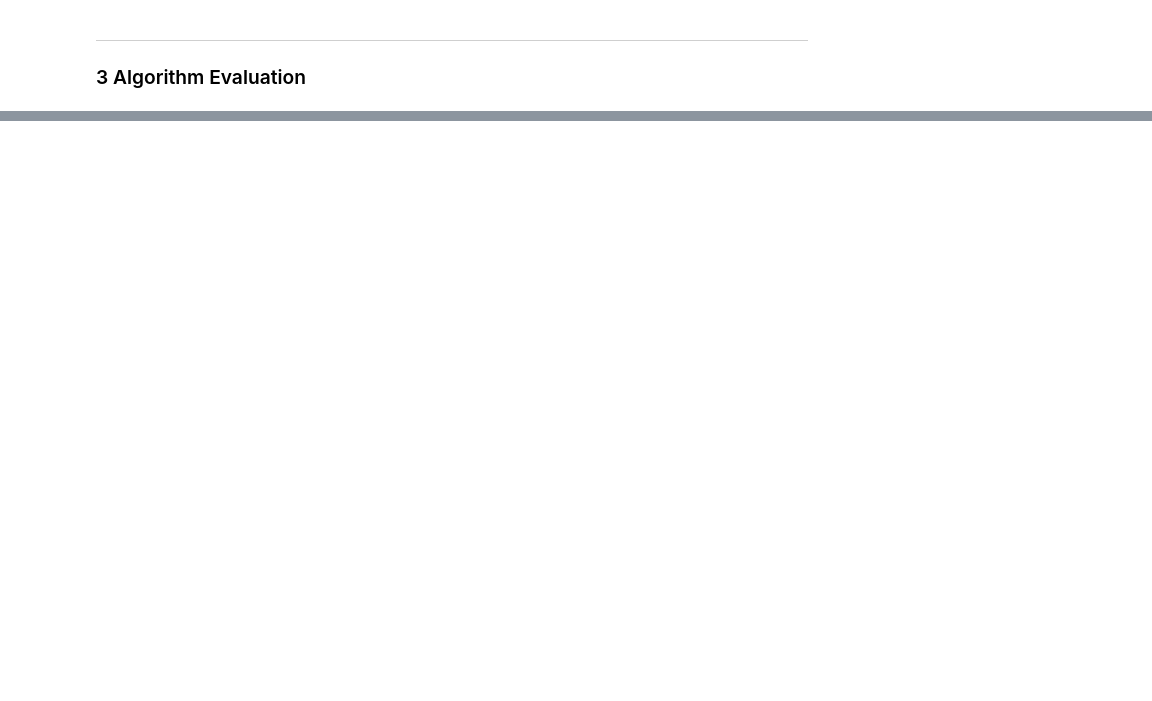
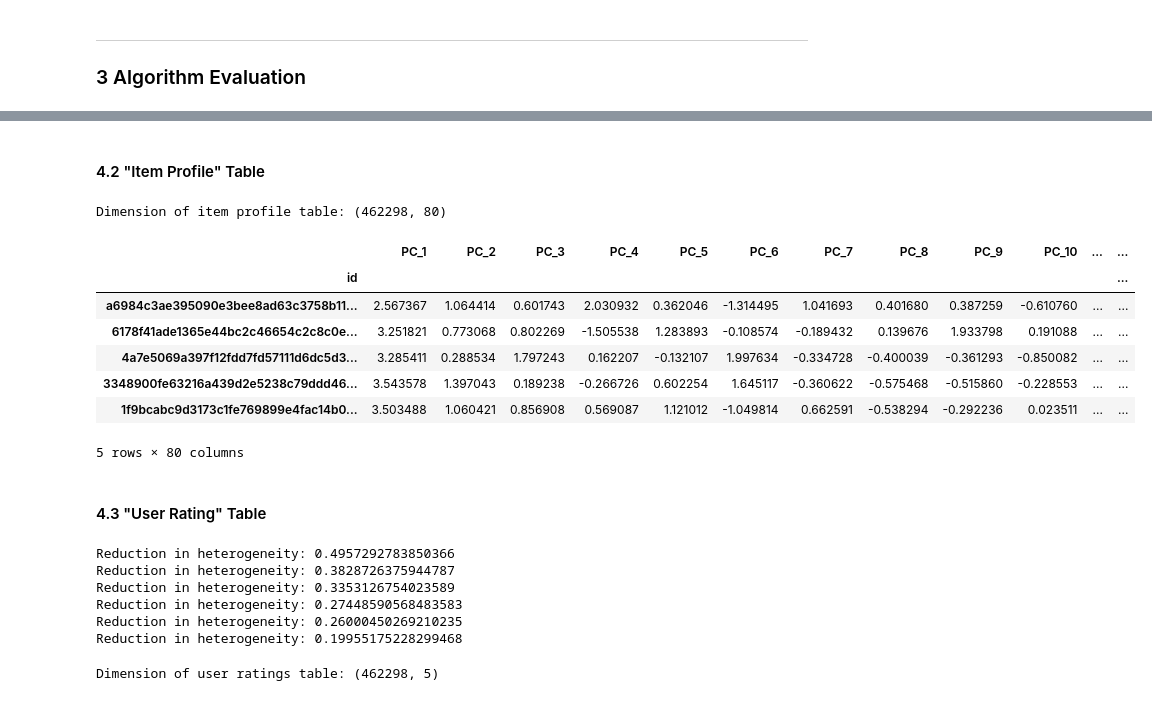
Before and after one commit to Key0412/Recommender-System-Codenation-Project, a Jupyter notebook: main.ipynb, the cells around one changed output, grey strips where cells are left out. Drawn from its saved outputs; the diff is of its cells as text; code cells hidden in the pictures; blank space fills up the shorter version.

```diff
--- a/main.ipynb
+++ b/main.ipynb
@@ -987,0 +1046,24 @@ market_df_copy.mean()
+# %% [markdown]
+#### 4.2 "Item Profile" Table
+# %%
+columns_names = []
+for PC in range(1, array_df_final.shape[1]+1):
+    columns_names.append("PC_" + str(PC))
+item_profile = pd.DataFrame(array_df_final, columns=columns_names, index=IDs["id"])
+
+print(f"Dimension of item profile table: {item_profile.shape}")
+# %% [output]
+Dimension of item profile table: (462298, 80)
+# %%
+item_profile.head()
+# %% [output]
+|  | PC_1 | PC_2 | PC_3 | PC_4 | PC_5 | PC_6 | PC_7 | PC_8 | PC_9 | PC_10 | ... | ... |
+| id |  |  |  |  |  |  |  |  |  |  |  | ... |
+| a6984c3ae395090e3bee8ad63c3758b11... | 2.567367 | 1.064414 | 0.601743 | 2.030932 | 0.362046 | -1.314495 | 1.041693 | 0.401680 | 0.387259 | -0.610760 | ... | ... |
+| 6178f41ade1365e44bc2c46654c2c8c0e... | 3.251821 | 0.773068 | 0.802269 | -1.505538 | 1.283893 | -0.108574 | -0.189432 | 0.139676 | 1.933798 | 0.191088 | ... | ... |
+| 4a7e5069a397f12fdd7fd57111d6dc5d3... | 3.285411 | 0.288534 | 1.797243 | 0.162207 | -0.132107 | 1.997634 | -0.334728 | -0.400039 | -0.361293 | -0.850082 | ... | ... |
+| 3348900fe63216a439d2e5238c79ddd46... | 3.543578 | 1.397043 | 0.189238 | -0.266726 | 0.602254 | 1.645117 | -0.360622 | -0.575468 | -0.515860 | -0.228553 | ... | ... |
+| 1f9bcabc9d3173c1fe769899e4fac14b0... | 3.503488 | 1.060421 | 0.856908 | 0.569087 | 1.121012 | -1.049814 | 0.662591 | -0.538294 | -0.292236 | 0.023511 | ... | ... |
+5 rows × 80 columns
+# %% [markdown]
+#### 4.3 "User Rating" Table
@@ -987,0 +1092,23 @@ market_df_copy.mean()
+# %%
+%%time
+kmeans = find_cluster(item_profile)
+# %% [output]
+Reduction in heterogeneity: 0.4957292783850366
+Reduction in heterogeneity: 0.3828726375944787
+Reduction in heterogeneity: 0.3353126754023589
+Reduction in heterogeneity: 0.27448590568483583
+Reduction in heterogeneity: 0.26000450269210235
+Reduction in heterogeneity: 0.19955175228299468
+# %%
+user_rating = IDs.copy()
+for portfolio, name in zip([portfolio1, portfolio2, portfolio3], "user_1, user_2, user_3".split(", ")):
+    portfolio_flag = IDs["id"].isin(portfolio["id"]).apply(int)
+    portfolio_flag.name = name
+    user_rating = pd.concat([user_rating, portfolio_flag], axis=1)
+cluster_labels = pd.Series(kmeans.labels_, name="cluster")
+user_rating = pd.concat([user_rating, cluster_labels], axis=1)
+# user_rating.set_index("id", inplace=True)
+
+print(f"Dimension of user ratings table: {user_rating.shape}")
+# %% [output]
+Dimension of user ratings table: (462298, 5)
```
Also changed, not shown: parts of 42 cells of this notebook.
